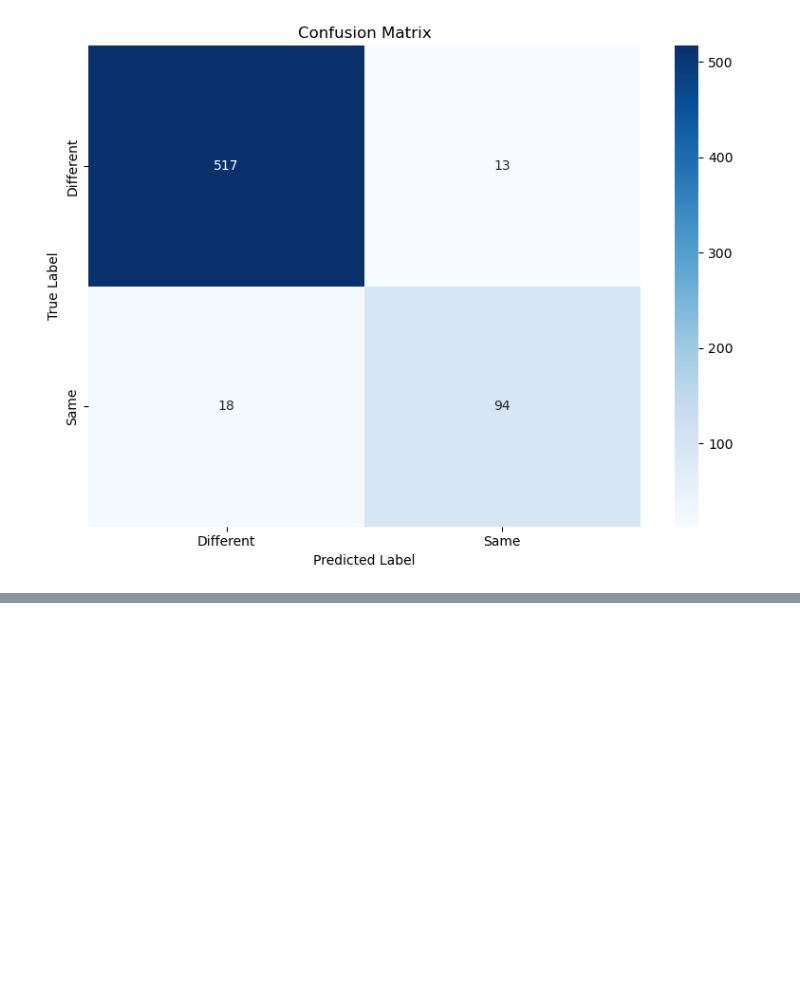
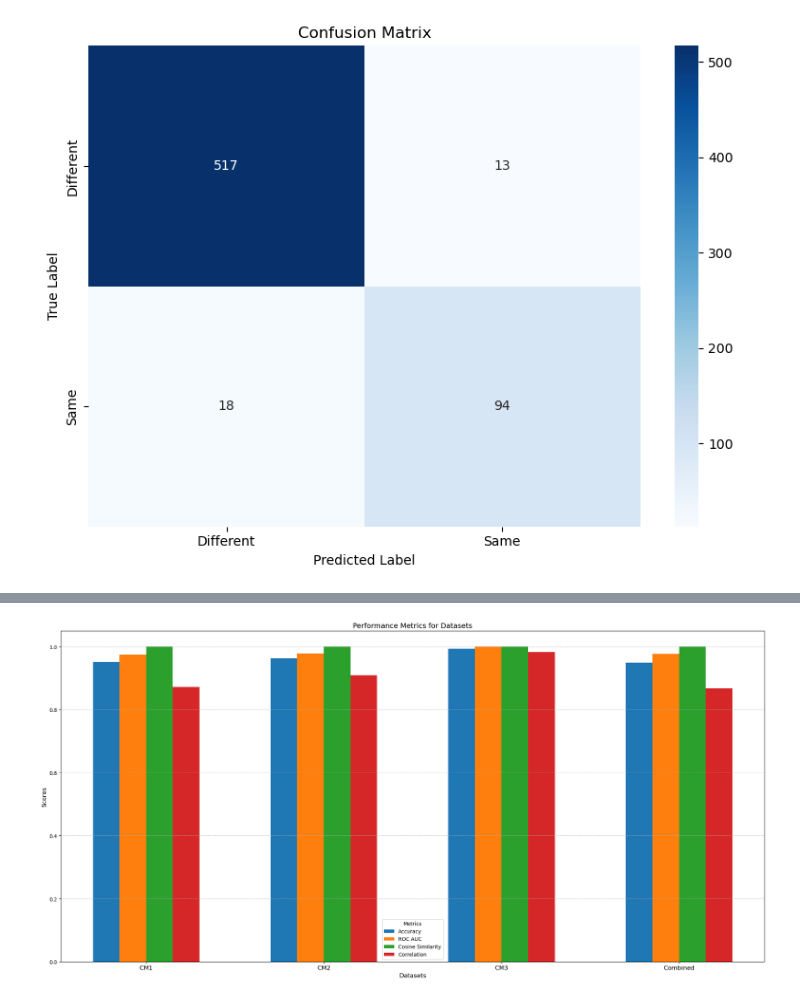
Before and after one commit to mutasim18/Mass-Sceptra-Classification, a Jupyter notebook: Visualization/randomforest_vis.ipynb, the cells around one changed output, grey strips where cells are left out. Drawn from its saved outputs; the diff is of its cells as text; code cells hidden in the pictures; blank space fills up the shorter version.

```diff
--- a/Visualization/randomforest_vis.ipynb
+++ b/Visualization/randomforest_vis.ipynb
@@ -113,0 +315,57 @@ if __name__ == "__main__":
+# %%
+# bar graph of all the performances
+import matplotlib.pyplot as plt
+import numpy as np
+
+def plot_stats(stats, datasets, metrics):
+    """
+    Creates a bar plot to showcase statistics for multiple datasets.
+
+    :param stats: A list of dictionaries containing stats for each dataset.
+                  Each dictionary should have keys matching the metrics.
+    :param datasets: A list of dataset names (e.g., ['CM1', 'CM2', 'CM3', 'Combined']).
+    :param metrics: A list of metric names to be plotted (e.g., ['Accuracy', 'ROC AUC', 'Cosine Similarity', 'Correlation']).
+    """
+    num_datasets = len(datasets)
+    num_metrics = len(metrics)
+
+    # Set the positions and width for the bars
+    x = np.arange(num_datasets)
+    width = 0.15
+
+    # Create the bar plot
+    plt.figure(figsize=(20, 10))
+    for i, metric in enumerate(metrics):
+        metric_values = [dataset_stats.get(metric, 0) for dataset_stats in stats]
+        plt.bar(x + i * width, metric_values, width, label=metric)
+
+    # Add labels, title, and legend
+    plt.xlabel('Datasets', fontsize=12)
+    plt.ylabel('Scores', fontsize=12)
+    plt.title('Performance Metrics for Datasets', fontsize=14)
+    plt.xticks(x + width * (num_metrics - 1) / 2, datasets, fontsize=12)
+    plt.legend(title="Metrics", fontsize=10)
+    plt.tight_layout()
+    plt.grid(axis='y', linestyle='--', alpha=0.7)
+
+    # Show the plot
+    plt.show()
+
+# Example stats for CM1, CM2, CM3, and Combined datasets
+stats = [
+    {'Accuracy': 0.9517, 'ROC AUC': 0.9742, 'Cosine Similarity': 1, 'Correlation': 0.8716},  # CM1
+    {'Accuracy': 0.9626, 'ROC AUC': 0.9784, 'Cosine Similarity': 1, 'Correlation': 0.9093},  # CM2
+    {'Accuracy': 0.9938, 'ROC AUC': 0.9999, 'Cosine Similarity': 1, 'Correlation': 0.9824},  # CM3
+    {'Accuracy': 0.9496, 'ROC AUC': 0.9765, 'Cosine Similarity': 1, 'Correlation': 0.8671}   # Combined
+]
+
+# Dataset names
+datasets = ['CM1', 'CM2', 'CM3', 'Combined']
+
+# Metrics to display
+metrics = ['Accuracy', 'ROC AUC', 'Cosine Similarity', 'Correlation']
+
+# Call the function to create the bar plot
+plot_stats(stats, datasets, metrics)
+# %% [output]
+[figure, added]
```
Also changed, not shown: parts of 7 cells of this notebook, 1 other file.
